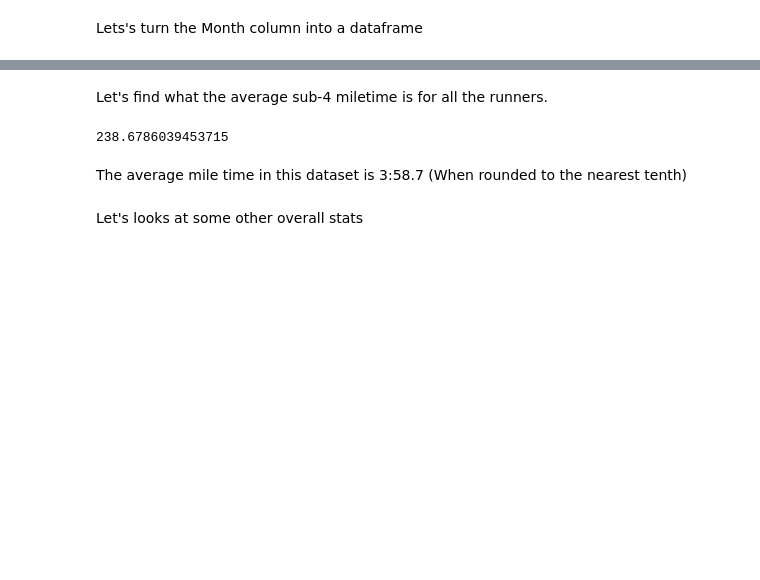
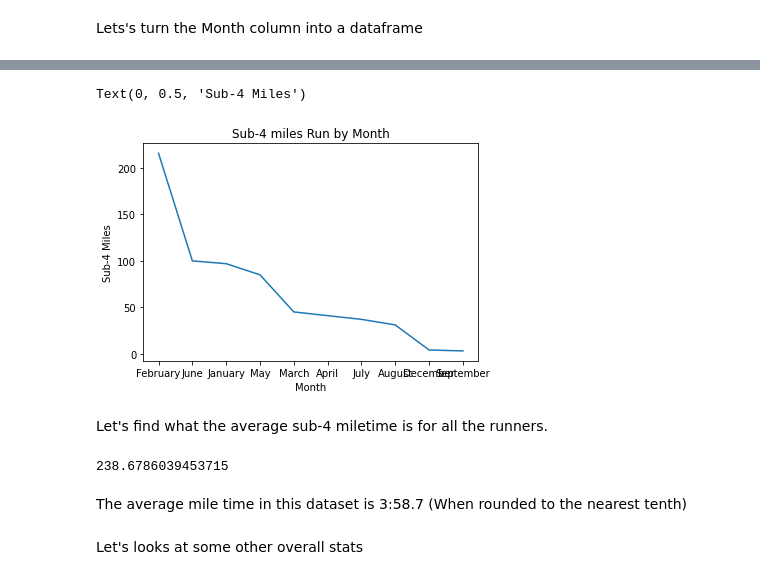
Before and after one commit to LJRollerII/United_States_Sub_4_Milers_Database, a Jupyter notebook: notebooks/Sub_4_Miler_Analysis.ipynb, the cells around one changed output, grey strips where cells are left out. Saved outputs shown, nothing was run; the diff lists cells and outputs as text; code cells hidden in the pictures; blank space fills up the shorter version.

```diff
--- a/notebooks/Sub_4_Miler_Analysis.ipynb
+++ b/notebooks/Sub_4_Miler_Analysis.ipynb
@@ -108,5 +125,5 @@ Let's see what months are in the database
 # %% [markdown]
 Now let's rename the month's to it's full name (Except May)
 # %%
-#sub_4['Month'].replace({"Jan" : "January", 'Feb':"February",'Mar':"March",'Apr':"April",'Jun':"June",'Jul':"July",'Aug':"August",'Sep':"September",'Oct':"October",'Nov':"November",'Dec':"December"}, inplace=True)
-#sub_4.head()
+sub_4['Month'].replace({"Jan" : "January", 'Feb':"February",'Mar':"March",'Apr':"April",'Jun':"June",'Jul':"July",'Aug':"August",'Sep':"September",'Oct':"October",'Nov':"November",'Dec':"December"}, inplace=True)
+sub_4.head()
@@ -113,5 +155,5 @@ Now let's rename the month's to it's full name (Except May)
 # %% [markdown]
 Lets's turn the Month column into a dataframe
 # %%
-#Month = pd.DataFrame(sub_4.Month.value_counts().reset_index())
-#Month.head()
+Month = pd.DataFrame(sub_4.Month.value_counts().reset_index())
+Month.head()
@@ -118,3 +167,3 @@ Lets's turn the Month column into a dataframe
 # %%
-#Month.columns = ['Month', 'Sub-4 Miles']
-#Month.head()
+Month.columns = ['Month', 'Sub-4 Miles']
+Month.head()
@@ -121,3 +177,3 @@ Lets's turn the Month column into a dataframe
 # %%
-#Month['Percent'] = round((Month['Sub-4 Miles'] / 659) * 100,1)
-#Month.head()
+Month['Percent'] = round((Month['Sub-4 Miles'] / 659) * 100,1)
+Month.head()
@@ -124,8 +187,11 @@ Lets's turn the Month column into a dataframe
 # %%
-#sns.lineplot(Month.Month, Month['Runners Under 4'])
-#plt.title('Sub-4 miles Run by Month')
-#plt.xlabel('Month')
-#plt.ylabel('Sub-4 Miles')
+sns.lineplot(Month.Month, Month['Sub-4 Miles'])
+plt.title('Sub-4 miles Run by Month')
+plt.xlabel('Month')
+plt.ylabel('Sub-4 Miles')
+# %% [output]
+Text(0, 0.5, 'Sub-4 Miles')
+[figure, added]
 # %% [markdown]
 Let's find what the average sub-4 miletime is for all the runners.
 # %%
```
Also changed, not shown: parts of 10 cells of this notebook, 4 other files.
